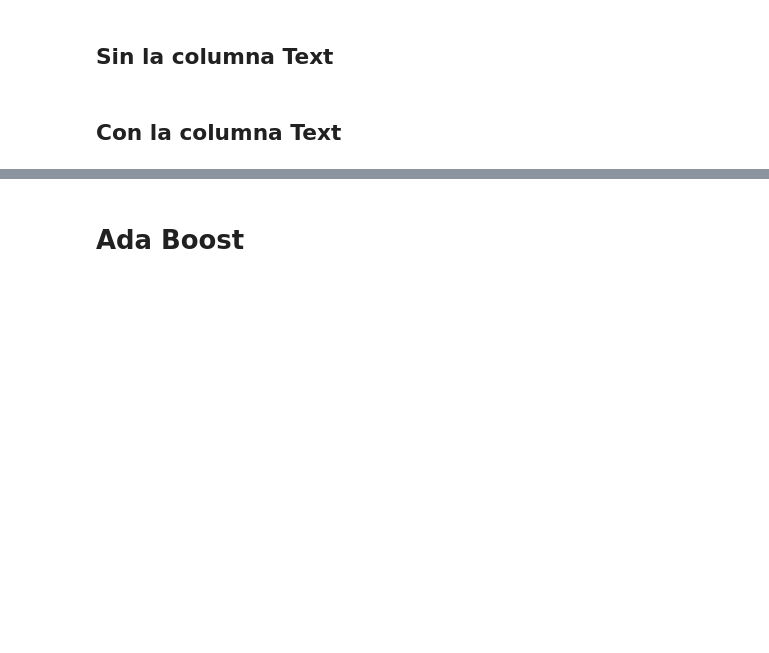
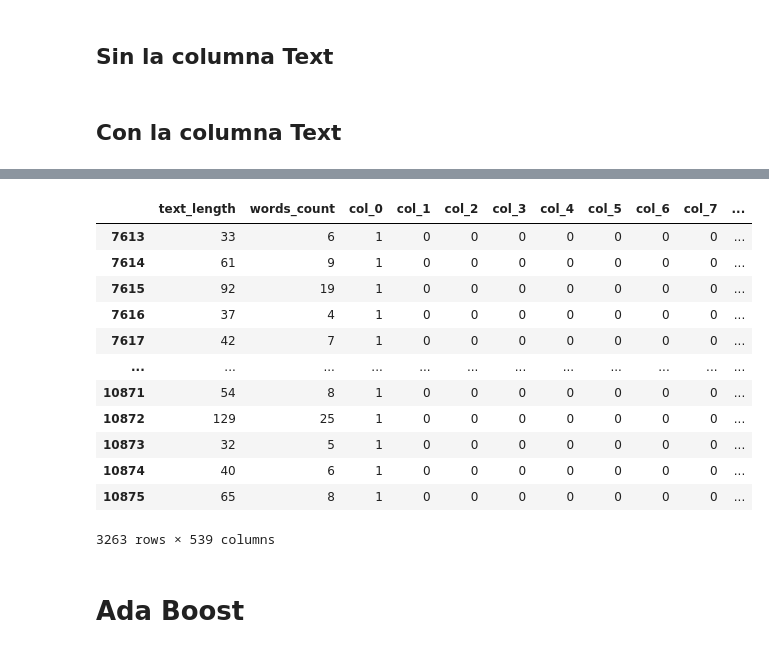
Before and after one commit to aleacevedo/Datos-TP-1C-2020, a Jupyter notebook: TP2/Martin/Hashing Encoder.ipynb, the cells around one changed output, grey strips where cells are left out. Drawn from its saved outputs; the diff is of its cells as text; code cells hidden in the pictures; blank space fills up the shorter version.

```diff
--- a/TP2/Martin/Hashing Encoder.ipynb
+++ b/TP2/Martin/Hashing Encoder.ipynb
@@ -203,7 +251,7 @@ target2 = HASH_BOW["target"]
 # %%
 kaggleId = HASH_BOW_TEST.id
 # %%
-data_test = HASH_BOW_TEST.drop(["id","location","text", "target"], axis=1)
+data_test = HASH_BOW_TEST.drop(["id","location","text","keyword","target"], axis=1)
 # %%
 x_train, x_test, y_train, y_test = train_test_split(data, target, test_size = 0.25)
 # %%
@@ -619,2 +667,18 @@ accuracy : 0.7244199290205495
+# %%
+data_test
+# %% [output]
+|  | text_length | words_count | col_0 | col_1 | col_2 | col_3 | col_4 | col_5 | col_6 | col_7 | ... |
+| 7613 | 33 | 6 | 1 | 0 | 0 | 0 | 0 | 0 | 0 | 0 | ... |
+| 7614 | 61 | 9 | 1 | 0 | 0 | 0 | 0 | 0 | 0 | 0 | ... |
+| 7615 | 92 | 19 | 1 | 0 | 0 | 0 | 0 | 0 | 0 | 0 | ... |
+| 7616 | 37 | 4 | 1 | 0 | 0 | 0 | 0 | 0 | 0 | 0 | ... |
+| 7617 | 42 | 7 | 1 | 0 | 0 | 0 | 0 | 0 | 0 | 0 | ... |
+| ... | ... | ... | ... | ... | ... | ... | ... | ... | ... | ... | ... |
+| 10871 | 54 | 8 | 1 | 0 | 0 | 0 | 0 | 0 | 0 | 0 | ... |
+| 10872 | 129 | 25 | 1 | 0 | 0 | 0 | 0 | 0 | 0 | 0 | ... |
+| 10873 | 32 | 5 | 1 | 0 | 0 | 0 | 0 | 0 | 0 | 0 | ... |
+| 10874 | 40 | 6 | 1 | 0 | 0 | 0 | 0 | 0 | 0 | 0 | ... |
+| 10875 | 65 | 8 | 1 | 0 | 0 | 0 | 0 | 0 | 0 | 0 | ... |
+3263 rows × 539 columns
 # %%
 rf_GS2_predict = rf_GS2.predict(data_test)
```
Also changed, not shown: parts of 9 cells of this notebook, 2 other files.
